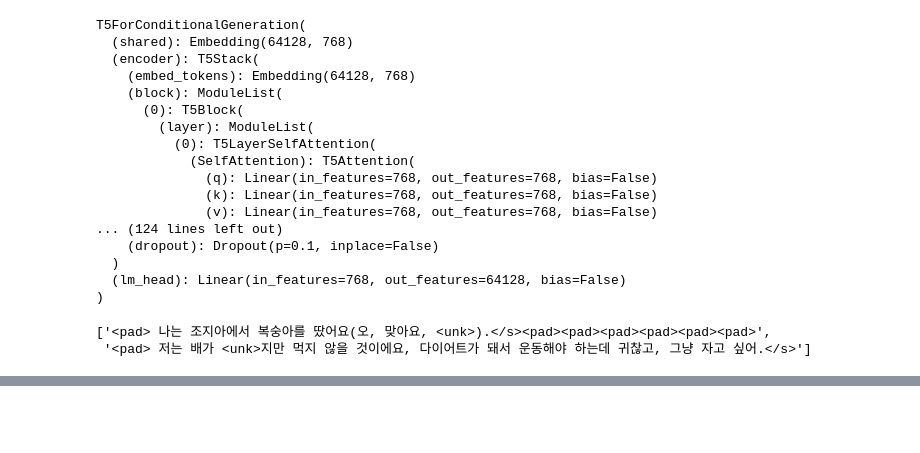
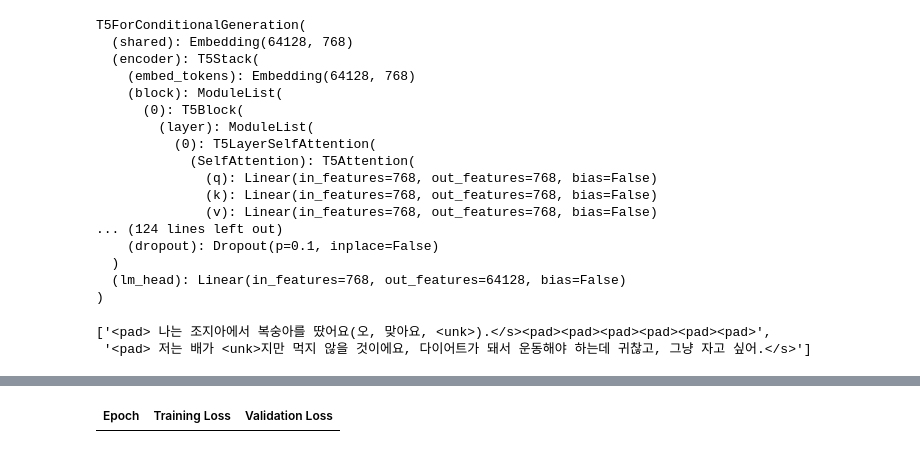
Before and after one commit to yiyc-kr/llm-study, a Jupyter notebook: llm.ipynb, the cells around one changed output, grey strips where cells are left out. Drawn from its saved outputs; the diff is of its cells as text; code cells hidden in the pictures; blank space fills up the shorter version.

```diff
--- a/llm.ipynb
+++ b/llm.ipynb
@@ -329,3 +329,49 @@ koreans = model.generate(
 # %% [output]
 ['<pad> 나는 조지아에서 복숭아를 땄어요(오, 맞아요, <unk>).</s><pad><pad><pad><pad><pad><pad>',
  '<pad> 저는 배가 <unk>지만 먹지 않을 것이에요, 다이어트가 돼서 운동해야 하는데 귀찮고, 그냥 자고 싶어.</s>']
+# %%
+from transformers import EarlyStoppingCallback, Seq2SeqTrainer, Seq2SeqTrainingArguments
+
+# 새로운 TrainingArguments 설정
+new_training_args = Seq2SeqTrainingArguments(
+    output_dir="new_chkpt",
+    learning_rate=0.0005,
+    weight_decay=0.01,
+    per_device_train_batch_size=64,
+    per_device_eval_batch_size=128,
+    num_train_epochs=10,  # 에폭 수를 더 크게 설정
+    save_steps=500,
+    save_total_limit=2,
+    evaluation_strategy="epoch",
+    save_strategy="epoch",
+    logging_strategy="no",
+    predict_with_generate=True,
+    fp16=False,
+    gradient_accumulation_steps=2,
+    report_to="none",
+    load_best_model_at_end=True,
+    metric_for_best_model="eval_loss",
+    greater_is_better=False,
+)
+
+# 기존 체크포인트 경로
+# checkpoint = "chkpt/checkpoint-9000"
+
+# 새로운 Trainer 설정
+new_trainer = Seq2SeqTrainer(
+    model=model,
+    args=new_training_args,
+    train_dataset=tokenized_datasets["train"],
+    eval_dataset=tokenized_datasets["valid"],
+    data_collator=data_collator,
+    tokenizer=tokenizer,
+    compute_metrics=compute_metrics,
+    callbacks=[EarlyStoppingCallback(early_stopping_patience=3)],  # 조기 종료 추가
+)
+
+# 기존 체크포인트에서 학습 재개
+# new_trainer.train(resume_from_checkpoint=checkpoint)
+
+# 그냥 새로 학습
+new_trainer.train()
+# %% [output]
@@ -331,0 +379 @@ koreans = model.generate(
+| Epoch | Training Loss | Validation Loss |
```
Also changed, not shown: parts of 2 cells of this notebook.
